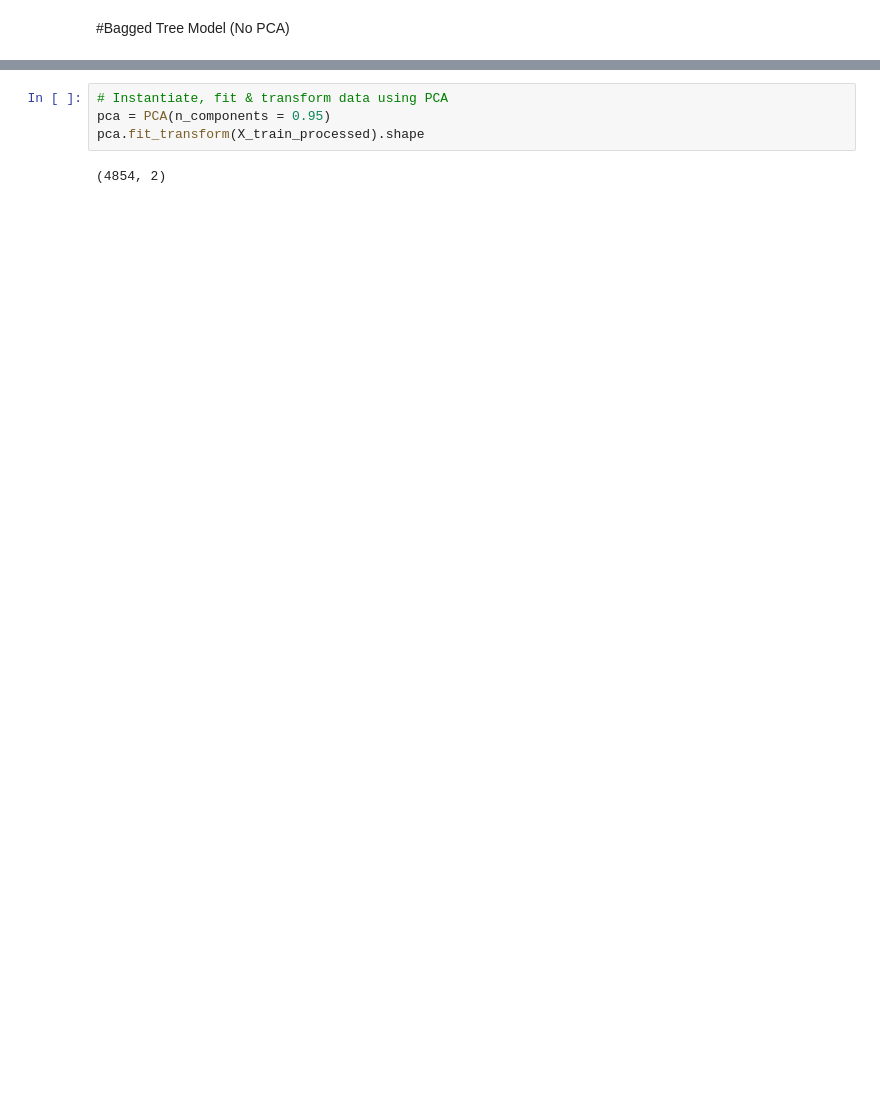
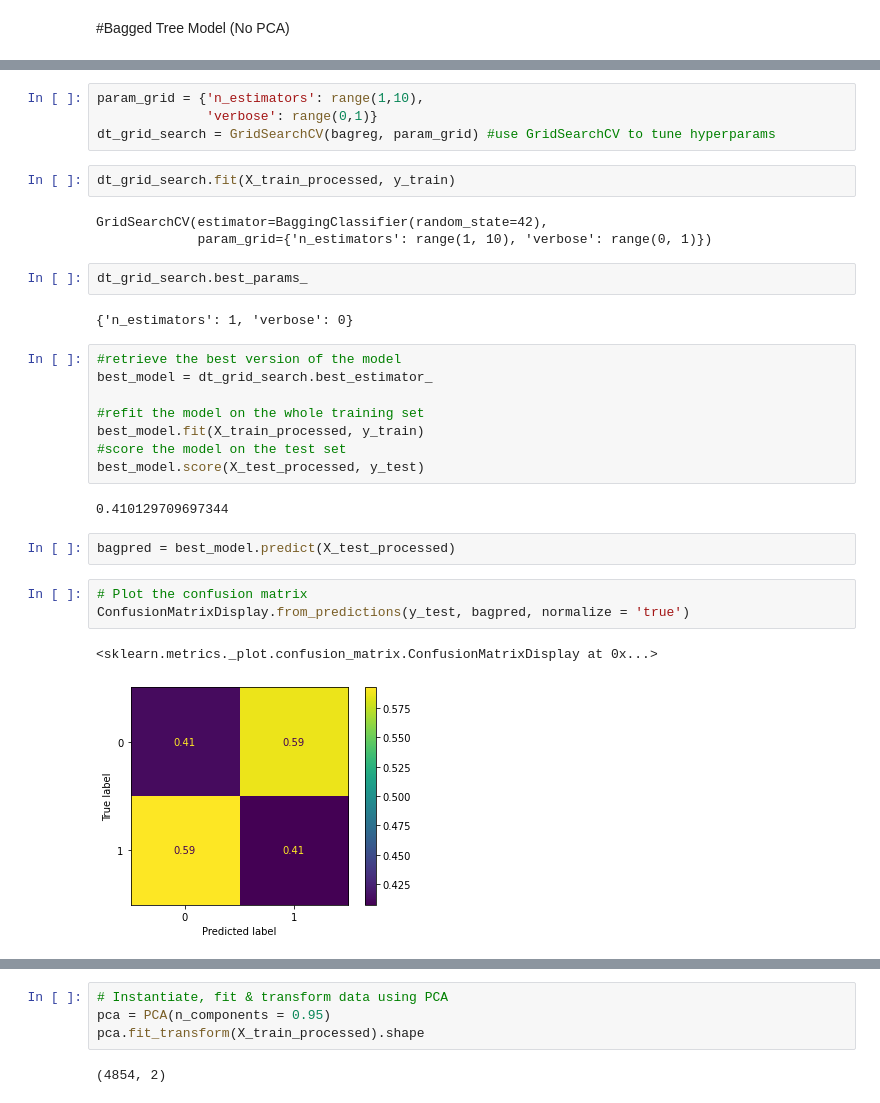
Before and after one commit to SaurabhVaze/airline-delays, a Jupyter notebook: Project_2_Airline_Delays.ipynb, the cells around one changed output, grey strips where cells are left out. Saved outputs shown, nothing was run; the diff lists cells and outputs as text; blank space fills up the shorter version.

```diff
--- a/Project_2_Airline_Delays.ipynb
+++ b/Project_2_Airline_Delays.ipynb
@@ -520,0 +536,31 @@ scores
+# %%
+param_grid = {'n_estimators': range(1,10),
+              'verbose': range(0,1)}
+dt_grid_search = GridSearchCV(bagreg, param_grid) #use GridSearchCV to tune hyperparams
+# %%
+dt_grid_search.fit(X_train_processed, y_train)
+# %% [output]
+GridSearchCV(estimator=BaggingClassifier(random_state=42),
+             param_grid={'n_estimators': range(1, 10), 'verbose': range(0, 1)})
+# %%
+dt_grid_search.best_params_
+# %% [output]
+{'n_estimators': 1, 'verbose': 0}
+# %%
+#retrieve the best version of the model
+best_model = dt_grid_search.best_estimator_
+
+#refit the model on the whole training set
+best_model.fit(X_train_processed, y_train)
+#score the model on the test set
+best_model.score(X_test_processed, y_test)
+# %% [output]
+0.410129709697344
+# %%
+bagpred = best_model.predict(X_test_processed)
+# %%
+# Plot the confusion matrix
+ConfusionMatrixDisplay.from_predictions(y_test, bagpred, normalize = 'true')
+# %% [output]
+<sklearn.metrics._plot.confusion_matrix.ConfusionMatrixDisplay at 0x...>
+[figure, added]
```
Also changed, not shown: parts of 29 cells of this notebook.
